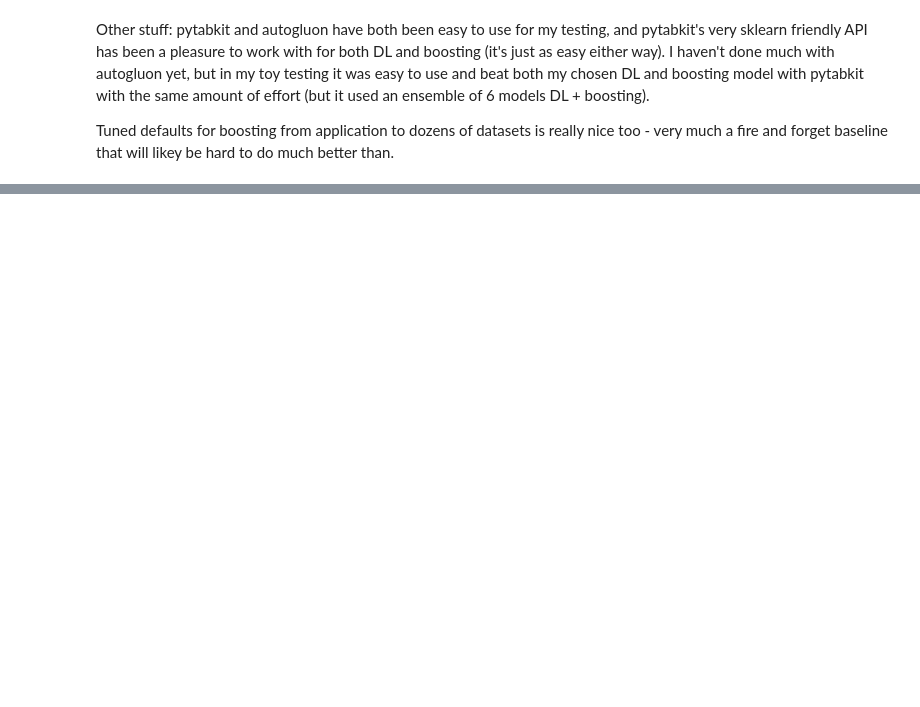
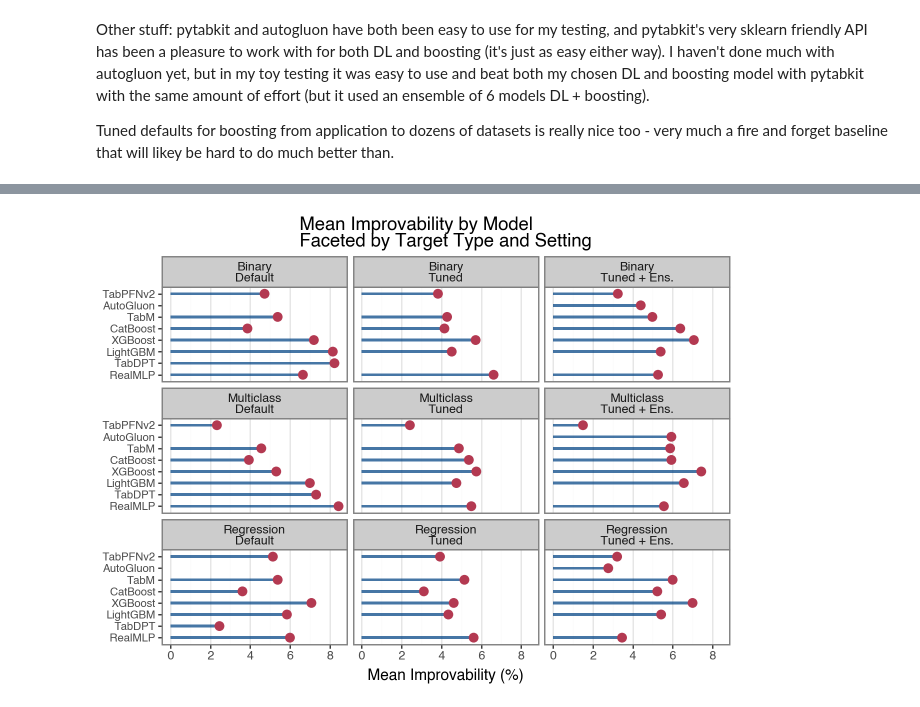
Before and after one commit to m-clark/m-clark.github.io, a Jupyter notebook: posts/2026-03-01-dl-for-tabular-foundational/explore_tabarena.ipynb, the cells around one changed output, grey strips where cells are left out. Saved outputs shown, nothing was run; the diff lists cells and outputs as text; code cells hidden in the pictures; blank space fills up the shorter version.

```diff
--- a/posts/2026-03-01-dl-for-tabular-foundational/explore_tabarena.ipynb
+++ b/posts/2026-03-01-dl-for-tabular-foundational/explore_tabarena.ipynb
@@ -555,0 +757,50 @@ Tuned defaults for boosting from application to dozens of datasets is really nic
+# %%
+df_target_type = (
+    df_long
+    .with_columns(
+        pl.when(pl.col('Metric').is_in(['AUC']))
+        .then(pl.col('Score').rank(descending=True).over(['Name', 'Setting']))
+        .when(pl.col('Metric').is_in(['logloss', 'rmse']))
+        .then(pl.col('Score').rank().over(['Name', 'Setting']))
+        .alias('rank')
+    )
+    .filter(pl.col('Model').is_in(key_models))
+    .group_by(['target_type','Model', 'Setting'])
+    .agg(
+        mean_rank=pl.col('rank').mean(),
+        mean_improvability=pl.col('improvability').mean(),
+    )
+    .sort(['target_type','mean_improvability'])
+)
+# %%
+df_lollipop = df_target_type.to_pandas()
+
+df_lollipop['Model'] = pd.Categorical(
+    df_lollipop['Model'],
+    categories=df_lollipop.sort_values('mean_rank', ascending=False)['Model'].unique(),
+    ordered=True
+)
+
+
+p_lollipop = (
+    ggplot(df_lollipop.dropna(), aes(x='Model', y='mean_rank'))
+    + geom_col(fill='#084887', width=0.25, alpha=0.75)
+    + geom_point(color='#b33951', size=3)
+    + coord_flip()
+    + facet_wrap('~target_type+Setting', ncol=3)
+    + labs(
+        x='',
+        y='Mean Improvability (%)',
+        title='Mean Improvability by Model\nFaceted by Target Type and Setting'
+    )
+    + theme_bw()
+    + theme(
+        axis_text_y=element_text(size=8),
+        panel_grid_major_y=element_blank(),
+        legend_key=element_blank(),
+    )
+)
+
+p_lollipop.show()
+# %% [output]
+[figure, added]
```
Also changed, not shown: parts of 17 cells of this notebook, 4 other files.
